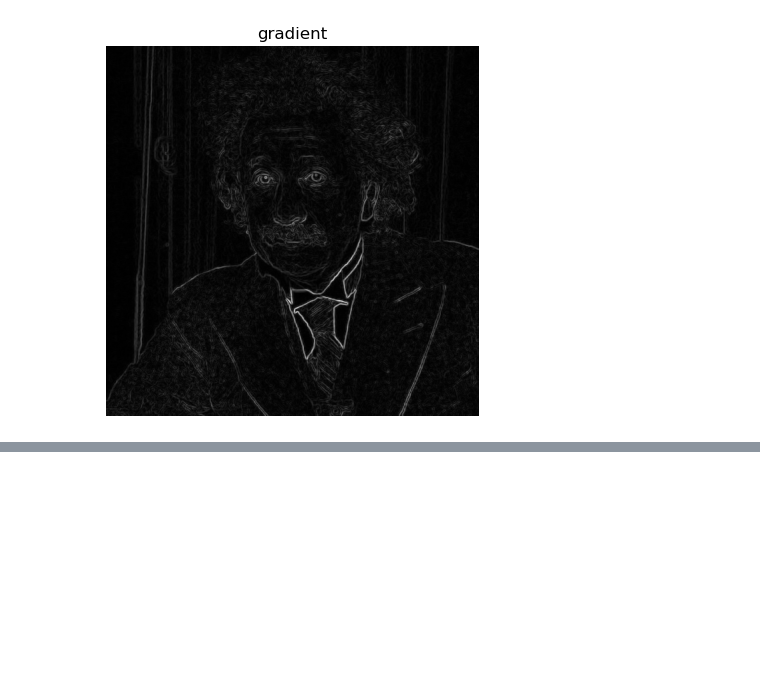
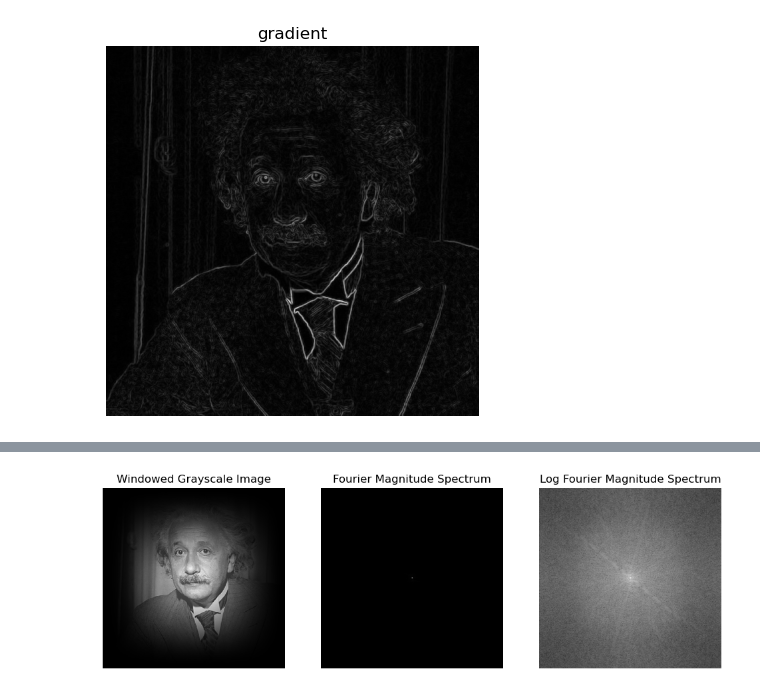
Before and after one commit to rQBx91/Road2Vision, a Jupyter notebook: Introduction to Computer Vision by Hany Farid Professor at UC Berkeley/Introduction to Computer Vision by Hany Farid.ipynb, the cells around one changed output, grey strips where cells are left out. Saved outputs shown, nothing was run; the diff lists cells and outputs as text; code cells hidden in the pictures; blank space fills up the shorter version.

```diff
--- a/Introduction to Computer Vision by Hany Farid Professor at UC Berkeley/Introduction to Computer Vision by Hany Farid.ipynb
+++ b/Introduction to Computer Vision by Hany Farid Professor at UC Berkeley/Introduction to Computer Vision by Hany Farid.ipynb
@@ -358,0 +405,38 @@ plt.show()
+# %%
+# windowed version to get rid of the horizontal and vertical artifacts
+
+[ydim, xdim] = img_array.shape # get the shape if the image
+win = np.outer(np.hanning(ydim), np.hanning(xdim)) # create a 2D hanning window
+win /= np.mean(win) # make window uint-mean
+
+# 2D Fourier Transform
+f_transform = np.fft.fft2(img_array*win) # Fourier transform on the windowed image
+
+# Shift the zero-frequency component to the center
+f_shifted = np.fft.fftshift(f_transform)
+
+# Compute the magnitude
+magnitude_spectrum = np.abs(f_shifted)
+log_magnitude_spectrum = np.log(np.abs(f_shifted))
+
+# Display the original image and its magnitude spectrum
+plt.figure(figsize=(12, 6))
+
+plt.subplot(1, 3, 1)
+plt.imshow(img_array*win, cmap='gray')
+plt.title("Windowed Grayscale Image")
+plt.axis('off')
+
+plt.subplot(1, 3, 2)
+plt.imshow(magnitude_spectrum, cmap='gray')
+plt.title("Fourier Magnitude Spectrum")
+plt.axis('off')
+
+plt.subplot(1, 3, 3)
+plt.imshow(log_magnitude_spectrum, cmap='gray')
+plt.title("Log Fourier Magnitude Spectrum")
+plt.axis('off')
+
+plt.show()
+# %% [output]
+[figure, added]
```
Also changed, not shown: parts of 8 cells of this notebook, 2 other files.
